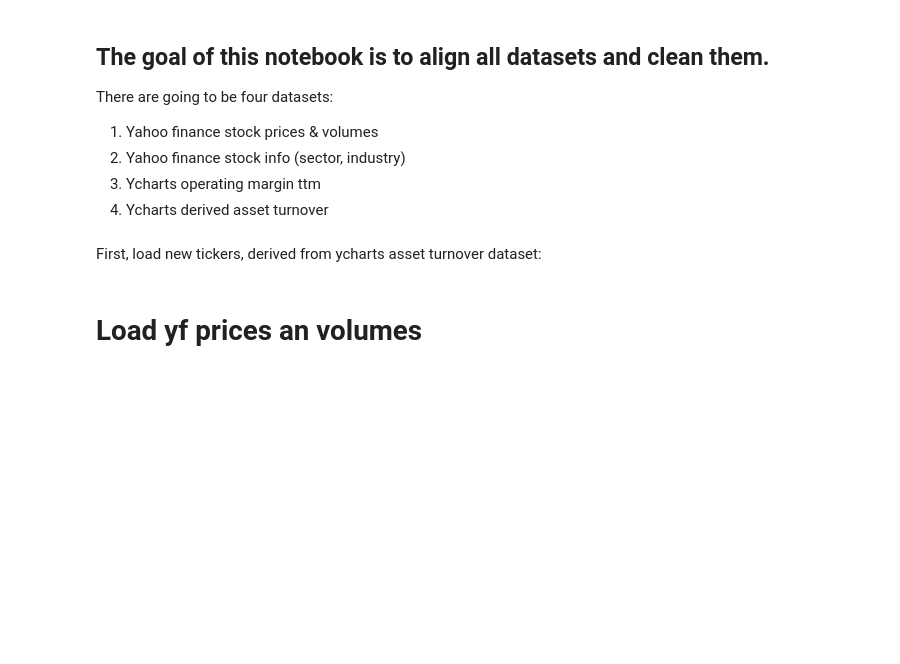
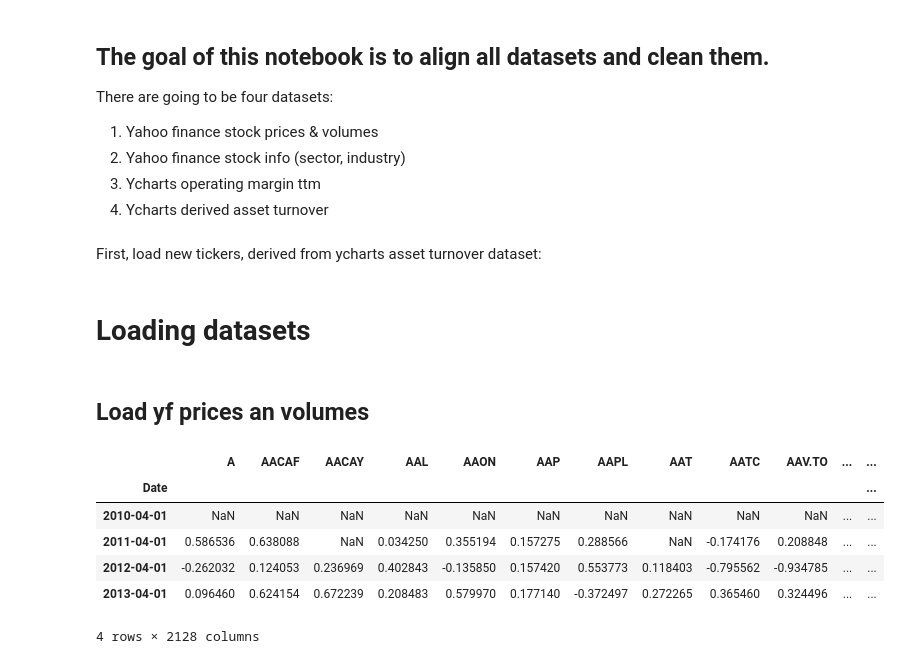
Before and after one commit to aalitvinov/vkrm_code, a Jupyter notebook: vkrm_code/data_alignment.ipynb, the cells around one changed output. Saved outputs shown, nothing was run; the diff lists cells and outputs as text; code cells hidden in the pictures; blank space fills up the shorter version.

```diff
--- a/vkrm_code/data_alignment.ipynb
+++ b/vkrm_code/data_alignment.ipynb
@@ -12,10 +14,12 @@ import json
 # %% [markdown]
 First, load new tickers, derived from ycharts asset turnover dataset:
 # %%
-with open("./data/new_tickers_2139.json") as jsf:
+with open("./data/new_aligned_tickers_2128.json") as jsf:
     new_tickers = json.load(jsf)
+# %% [markdown]
+# Loading datasets
 # %% [markdown]
-# Load yf prices an volumes
+## Load yf prices an volumes
 # %%
 stocks_yf = (
     pd.read_csv(
@@ -39,3 +48,15 @@ prices, volume = (
+# %%
+# calculate log-returns
+returns = (1 + prices.pct_change()).apply(np.log)
+returns.head(4)
+# %% [output]
+|  | A | AACAF | AACAY | AAL | AAON | AAP | AAPL | AAT | AATC | AAV.TO | ... | ... |
+| Date |  |  |  |  |  |  |  |  |  |  |  | ... |
+| 2010-04-01 | NaN | NaN | NaN | NaN | NaN | NaN | NaN | NaN | NaN | NaN | ... | ... |
+| 2011-04-01 | 0.586536 | 0.638088 | NaN | 0.034250 | 0.355194 | 0.157275 | 0.288566 | NaN | -0.174176 | 0.208848 | ... | ... |
+| 2012-04-01 | -0.262032 | 0.124053 | 0.236969 | 0.402843 | -0.135850 | 0.157420 | 0.553773 | 0.118403 | -0.795562 | -0.934785 | ... | ... |
+| 2013-04-01 | 0.096460 | 0.624154 | 0.672239 | 0.208483 | 0.579970 | 0.177140 | -0.372497 | 0.272265 | 0.365460 | 0.324496 | ... | ... |
+4 rows × 2128 columns
 # %%
 prices.info()
 print()
```
Also changed, not shown: parts of 21 cells of this notebook, 15 other files.
